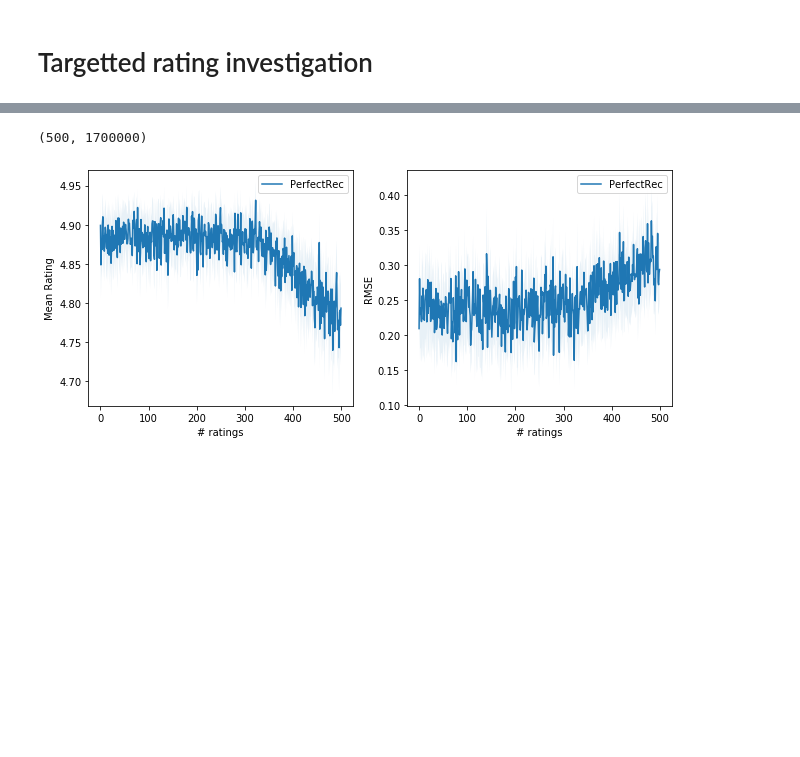
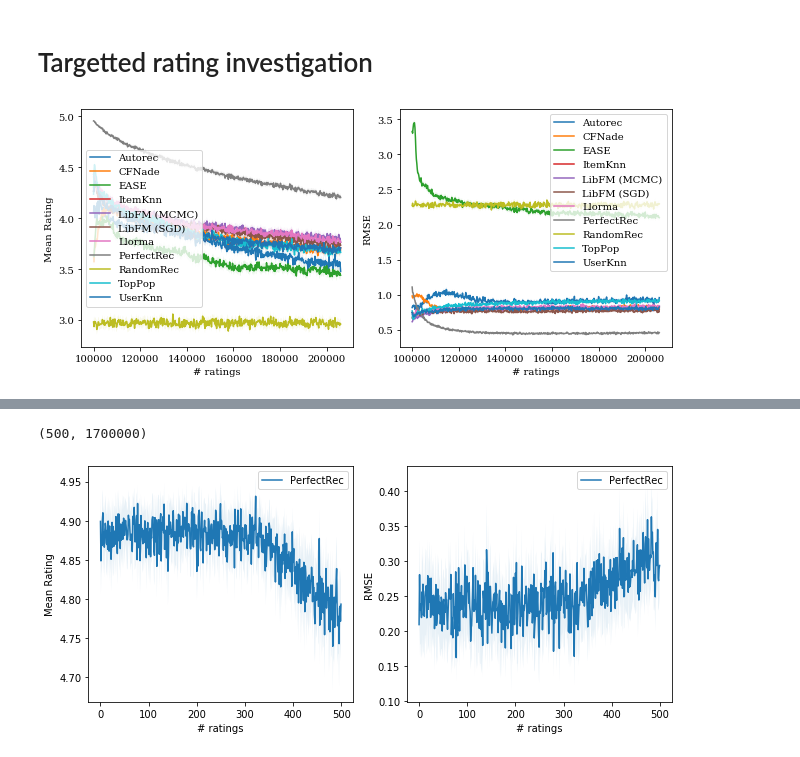
Before and after one commit to berkeley-reclab/RecLab, a Jupyter notebook: experiments/Plotting-Results.ipynb, the cells around one changed output, grey strips where cells are left out. Cells and saved outputs as stored; diff of their text form; code cells hidden in the pictures; blank space fills up the shorter version.

Commit message:
plot final scatter

```diff
--- a/experiments/Plotting-Results.ipynb
+++ b/experiments/Plotting-Results.ipynb
@@ -84,0 +28,12 @@ ClientError: An error occurred (403) when calling the HeadObject operation: Forb
+# %%
+plt.rcParams['text.usetex'] = False
+sns.set(style="ticks")
+plt.rc('font', family='serif')
+plt.rc('font', serif='Times New Roman')
+
+bigfont = 18
+medfont = 14
+smallfont = 12
+sns.set_style('ticks', {'font.family':'serif', 'font.serif':'Times New Roman'})
+
+sns.set_palette("muted")
@@ -85,2 +50,7 @@ ClientError: An error occurred (403) when calling the HeadObject operation: Forb
 # %% [markdown]
 # Targetted rating investigation
+# %%
+res = plot_ratings_mses_s3(rec_names, 531, 'recsys-eval', 'master', 'latent_static', np.arange(10), plot_dense=False, num_users=1000, rating_frequency=0.2,
+                           num_init_ratings=100000)
+# %% [output]
+[figure, added]
```
Also changed, not shown: parts of 12 cells of this notebook, 1 other file.
